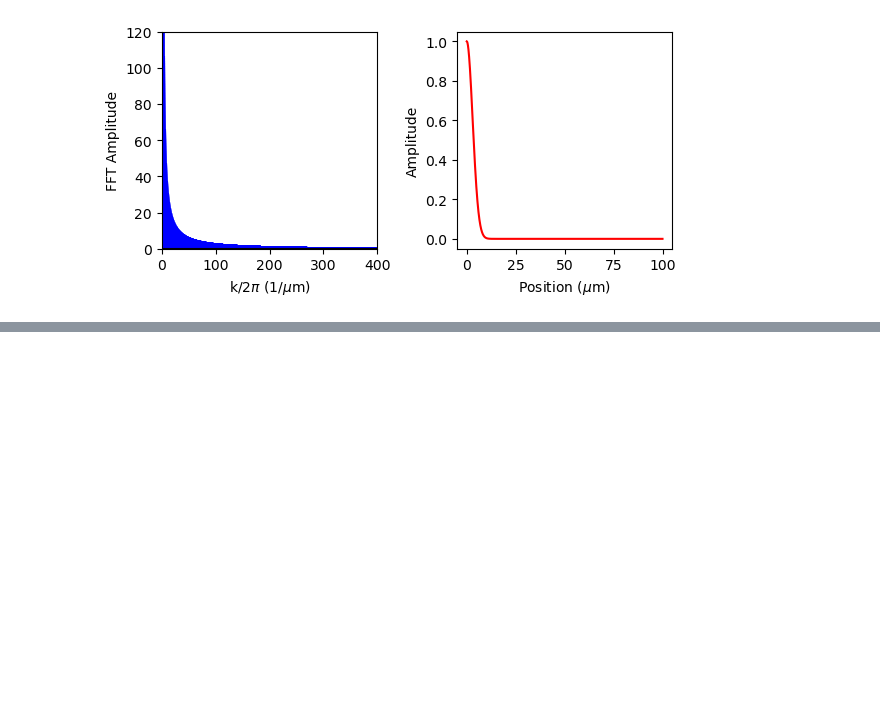
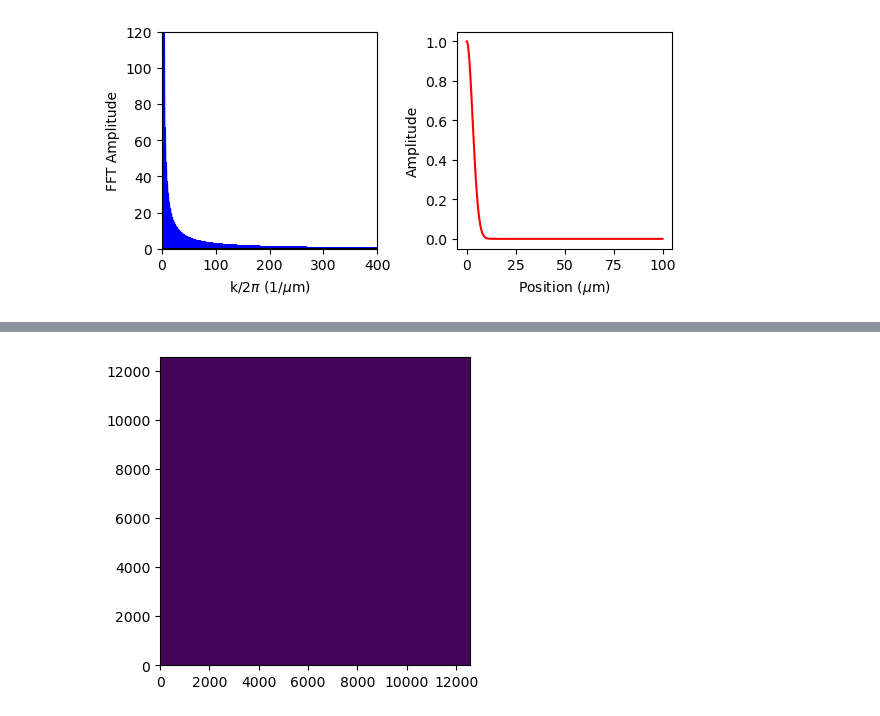
Before and after one commit to huanium/huanium, a Jupyter notebook: MIT_PhD/BEC1/Analysis/Traveling wave simulation.ipynb, the cells around one changed output, grey strips where cells are left out. Saved outputs shown, nothing was run; the diff lists cells and outputs as text; code cells hidden in the pictures; blank space fills up the shorter version.

```diff
--- a/MIT_PhD/BEC1/Analysis/Traveling wave simulation.ipynb
+++ b/MIT_PhD/BEC1/Analysis/Traveling wave simulation.ipynb
@@ -9,6 +9,9 @@ $$ \chi_n(\omega, k)  = k^2 \frac{-\omega - i k^2 \gamma D_T}{(\omega^2 - c^2 k^
 # %%
 def chi_n_FT(w,k,c,gamma, DT, Ds):
     return (k**2)*(-w-1j*(k**2)*gamma*DT) /( ( w**2 - (c**2)*(k**2) + 1j*Ds*(k**2)*w ) *(w+1j*DT*(k**2)) )
+
+def chi_n_FT_fake(w,k,c,Ds):
+    return Ds / ( (w - c*k)**2 + Ds)
 # %% [markdown]
 Next, define the drive:
 $$ \delta V(z,t) = \delta V_z(z) \delta V_t(t) = \exp\left( -\frac{z^2}{2 s^2} \right) \left[ \Theta\left( T_\text{shake} - t  \right)  \sin(\omega_d t) + 2\right] $$
@@ -106,0 +145,13 @@ for j in range(len(k)):
+# %%
+# now generate chi_n_FT_fake(k,w):
+k_MG, w_MG = np.meshgrid(k_new, w_new)
+
+chi_n_FT_fake_MG = chi_n_FT_fake(k_MG, w_MG, c=18000, Ds = 1000)
+
+# show space time diagram for V(z,t)
+fig, ax = plt.subplots(figsize=(4,4))
+ax.contourf(k_new, w_new, chi_n_FT_fake_MG, 50)
+ax.set_aspect('auto')
+plt.show()
+# %% [output]
+[figure, added]
```
Also changed, not shown: parts of 8 cells of this notebook, 27 other files.
